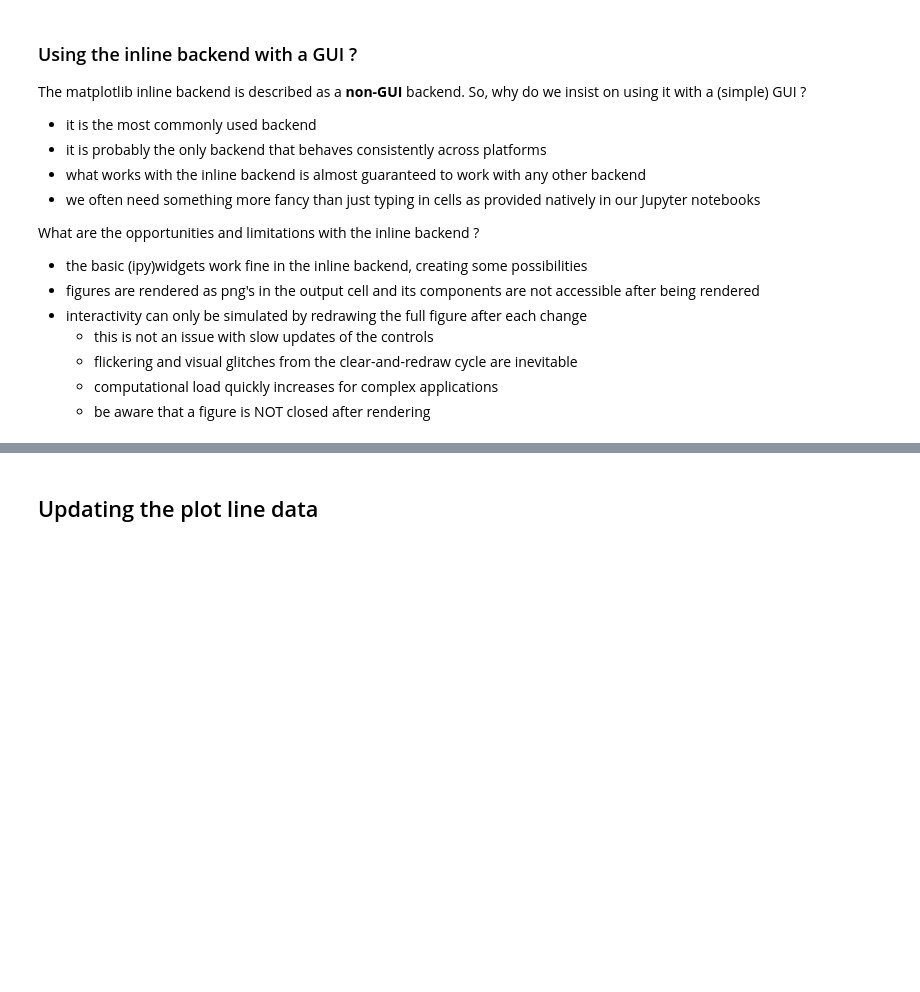
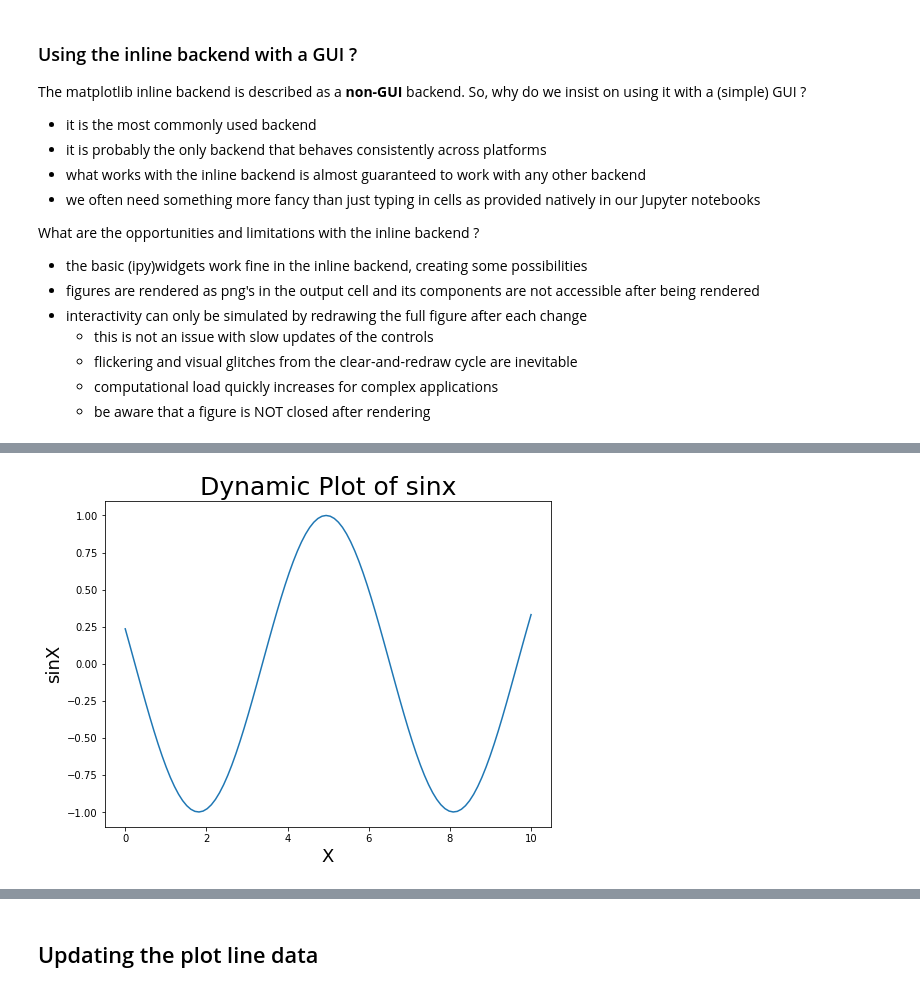
Before and after one commit to compi1234/tutorials, a Jupyter notebook: ipywidgets-mpl-inline.ipynb, the cells around one changed output, grey strips where cells are left out. Saved outputs shown, nothing was run; the diff lists cells and outputs as text; code cells hidden in the pictures; blank space fills up the shorter version.

```diff
--- a/ipywidgets-mpl-inline.ipynb
+++ b/ipywidgets-mpl-inline.ipynb
@@ -55,0 +64,30 @@ def synth(sigtype='sin', freq=200.0, Fs=8000, Tmax=0.5):
+# %%
+import numpy as np
+import time
+import matplotlib.pyplot as plt
+
+x = np.linspace(0, 10, 100)
+y = np.cos(x)
+
+# plt.ion()
+
+figure, ax = plt.subplots(figsize=(8,6))
+line1, = ax.plot(x, y)
+
+plt.title("Dynamic Plot of sinx",fontsize=25)
+
+plt.xlabel("X",fontsize=18)
+plt.ylabel("sinX",fontsize=18)
+
+for p in range(100):
+    updated_y = np.cos(x-0.05*p)
+
+    line1.set_xdata(x)
+    line1.set_ydata(updated_y)
+
+    figure.canvas.draw()
+
+    figure.canvas.flush_events()
+    time.sleep(0.1)
+# %% [output]
+[figure, added]
```
Also changed, not shown: parts of 28 cells of this notebook.
